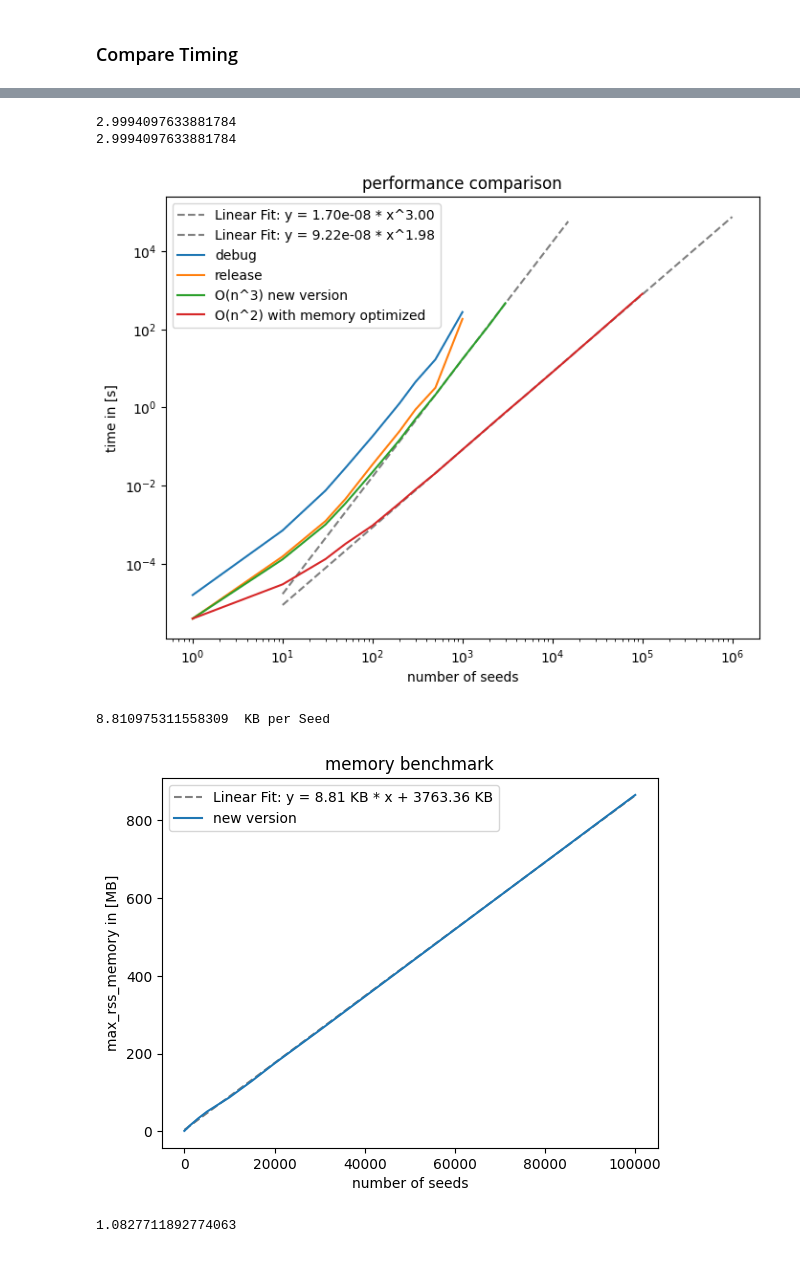
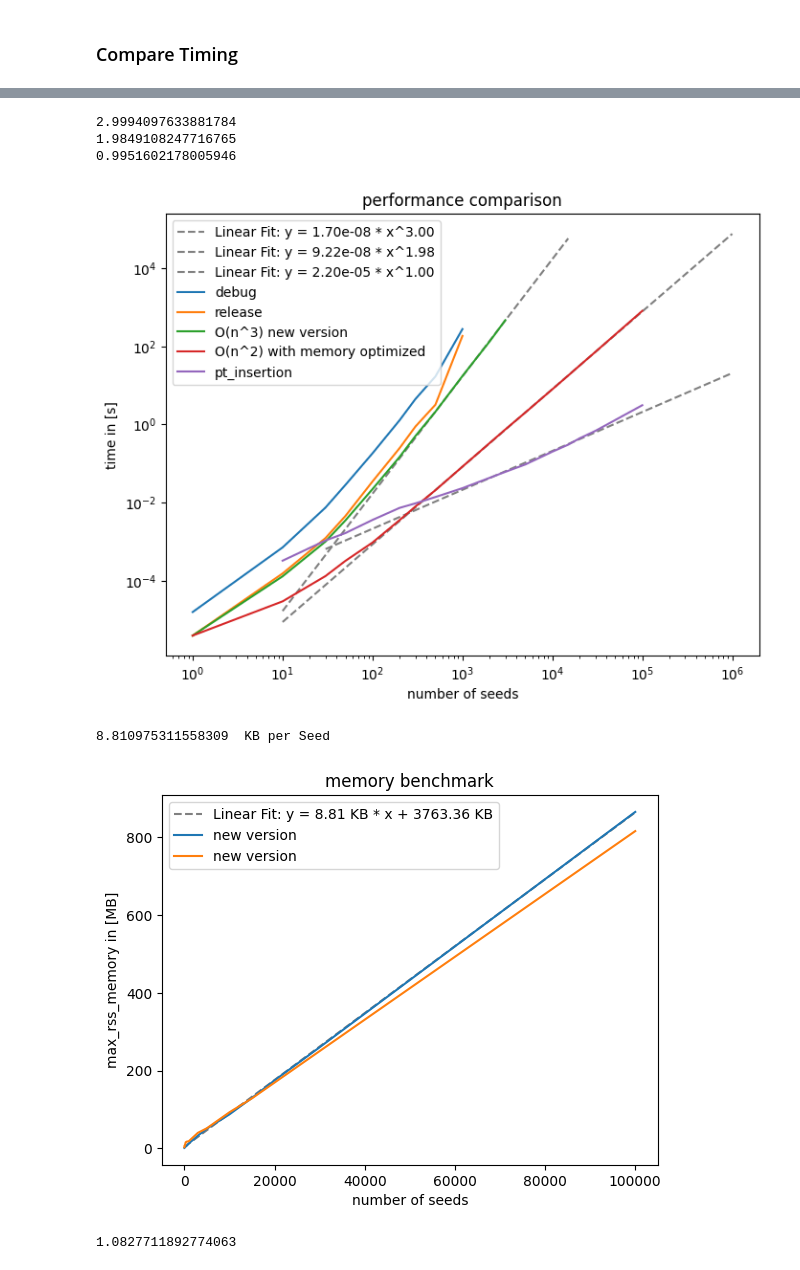
Before and after one commit to lucas56098/voronoi_mesh_project, a Jupyter notebook: animate.ipynb, the cells around one changed output, grey strips where cells are left out. Drawn from its saved outputs; the diff is of its cells as text; code cells hidden in the pictures.

Commit message:
intermediate version as save before big changes

```diff
--- a/animate.ipynb
+++ b/animate.ipynb
@@ -134,38 +135,51 @@ plt.plot(x_fit, y_fit, label=f'Linear Fit: y = {np.exp(b):.2e} * x^{m:.2f}', col
 
 
 popt1, pcov1 = curve_fit(line, np.log(new_algorithm[7:-1, 0]), np.log(new_algorithm[7:-1,1]/1000000))
 
-print(popt[0])
+print(popt1[0])
 m1 = popt1[0]
 b1 = popt1[1]
 
 # Plot the linear fit
 x_fit = np.linspace(min(new_algorithm[1:, 0]), max(new_algorithm[:, 0])*10, 100)
 y_fit = np.exp(line(np.log(x_fit), m1, b1))
 plt.plot(x_fit, y_fit, label=f'Linear Fit: y = {np.exp(b1):.2e} * x^{m1:.2f}', color='grey', linestyle = '--')
 
+
+popt2, pcov2 = curve_fit(line, np.log(pt_insertion[7:-1, 0]), np.log(pt_insertion[7:-1,1]/1000000))
+
+print(popt2[0])
+m1 = popt2[0]
+b1 = popt2[1]
+
+# Plot the linear fit
+x_fit = np.linspace(min(pt_insertion[1:, 0]), max(pt_insertion[:, 0])*10, 100)
+y_fit = np.exp(line(np.log(x_fit), m1, b1))
+plt.plot(x_fit, y_fit, label=f'Linear Fit: y = {np.exp(b1):.2e} * x^{m1:.2f}', color='grey', linestyle = '--')
 
 
 plt.title('performance comparison')
 plt.xlabel('number of seeds')
 plt.ylabel('time in [s]')
 plt.yscale('log')
 plt.xscale('log')
 plt.plot(debug[:, 0], debug[:, 1]/1000000, label = 'debug')
 plt.plot(release[:, 0], release[:, 1]/1000000, label = 'release')
 plt.plot(release_memory_opt[:, 0], release_memory_opt[:, 1]/1000000, label = 'O(n^3) new version')
 plt.plot(new_algorithm[:, 0], new_algorithm[:, 1]/1000000, label = 'O(n^2) with memory optimized')
 plt.plot(pt_insertion[:, 0], pt_insertion[:, 1]/1000000, label = 'pt_insertion')
 
 plt.legend(loc = 2)
 plt.savefig("figures/benchmark.png")
 plt.show()
 # %% [output]
 2.9994097633881784
-2.9994097633881784
+1.9849108247716765
+0.9951602178005946
-[figure, old version]
+[figure, new version]
 # %%
 new_algorithm_memory = np.loadtxt('build/benchmarks/memory_hp_intersect_with_memory_log.csv', delimiter=',', skiprows=1)
+pt_insertion_memory = np.loadtxt('build/benchmarks/memory_new_alg_testversion.csv', delimiter=',', skiprows=1)
 
 
 popt1, pcov1 = curve_fit(line, new_algorithm_memory[9:, 0], new_algorithm_memory[9:,1]/1024/1024)
@@ -183,12 +197,13 @@ plt.title('memory benchmark')
 plt.xlabel('number of seeds')
 plt.ylabel('max_rss_memory in [MB]')
 plt.plot(new_algorithm_memory[:, 0], new_algorithm_memory[:, 1]/1024/1024, label = 'new version')
+plt.plot(pt_insertion_memory[:16, 0], pt_insertion_memory[:16, 1]/1024/1024, label = 'new version')
 plt.legend(loc = 'best')
 plt.savefig("figures/memory_benchmark.png")
 plt.show()
 # %% [output]
 8.810975311558309  KB per Seed
-[figure, old version]
+[figure, new version]
 # %%
 from scipy.optimize import curve_fit
 
```
Also changed, not shown: parts of 2 cells of this notebook, 8 other files.
